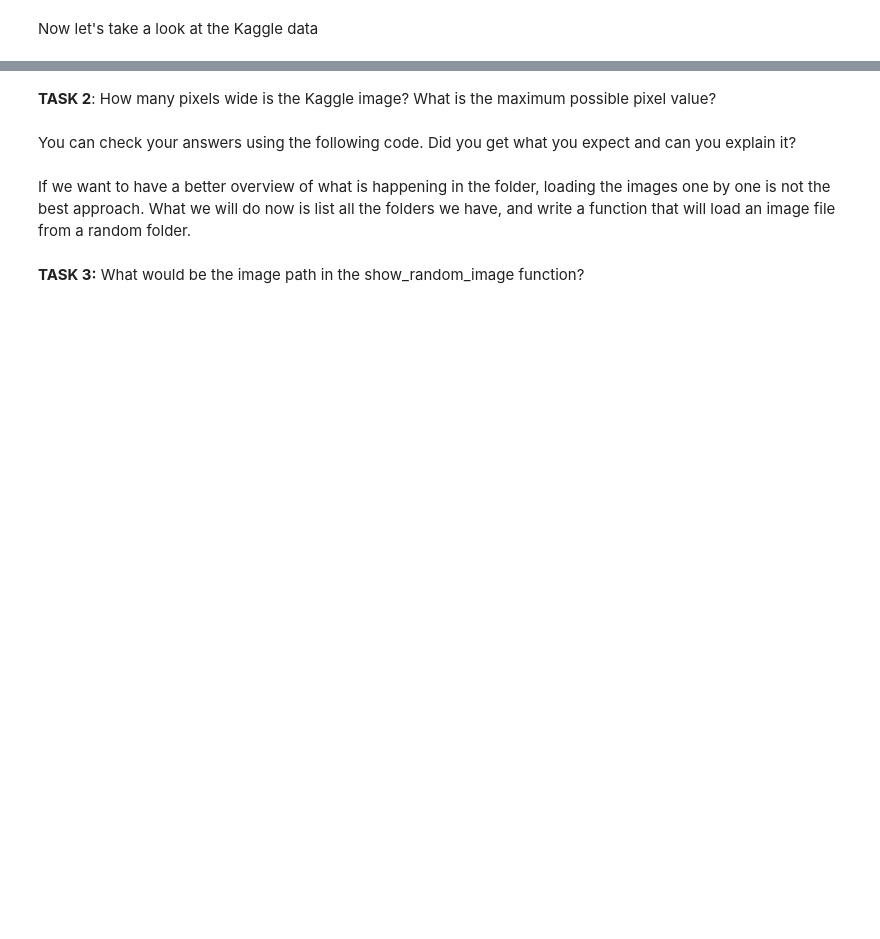
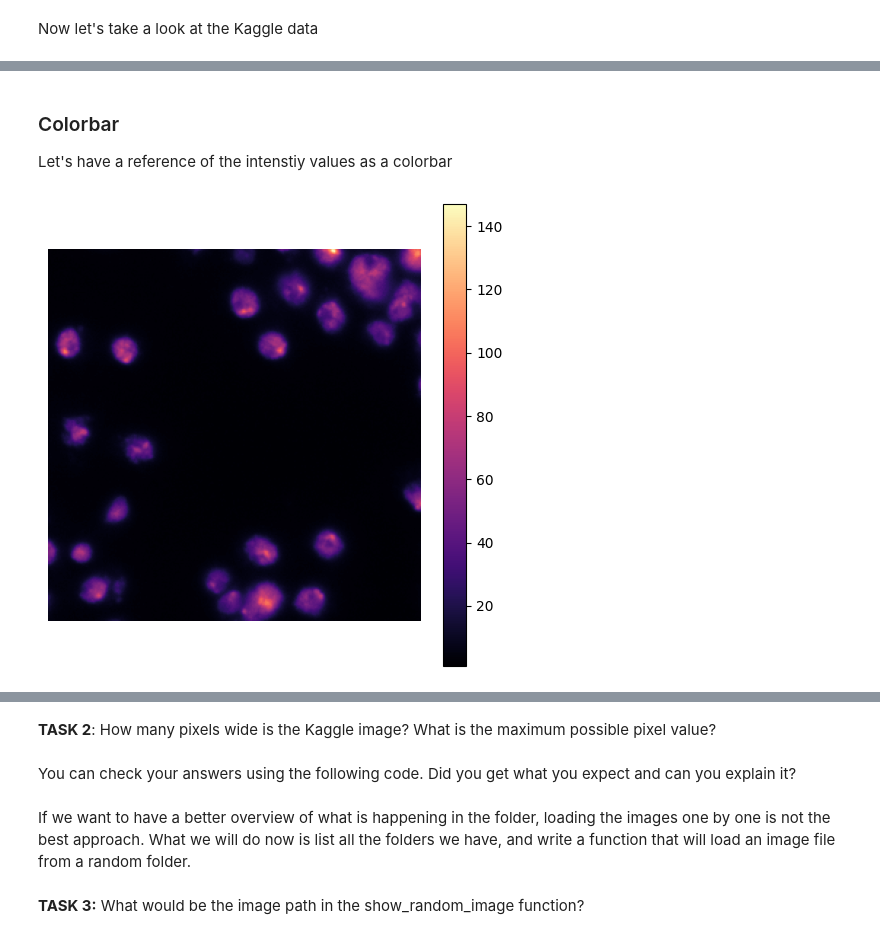
Before and after one commit to rayanirban/DL4MIA_Pre-course_Webinar, a Jupyter notebook: notebooks/1_Intro_to_Image_Analysis.ipynb, the cells around one changed output, grey strips where cells are left out. Drawn from its saved outputs; the diff is of its cells as text; code cells hidden in the pictures; blank space fills up the shorter version.

```diff
--- a/notebooks/1_Intro_to_Image_Analysis.ipynb
+++ b/notebooks/1_Intro_to_Image_Analysis.ipynb
@@ -89,0 +116,11 @@ plt.show()
+# %% [markdown]
+### Colorbar
+Let's have a reference of the intenstiy values as a colorbar
+# %%
+plt.figure(figsize=(6, 6))
+plt.imshow(image[...,0], cmap="magma")
+plt.colorbar()
+plt.axis("off")
+plt.show()
+# %% [output]
+[figure, added]
```
Also changed, not shown: parts of 23 cells of this notebook, 1 other file.
